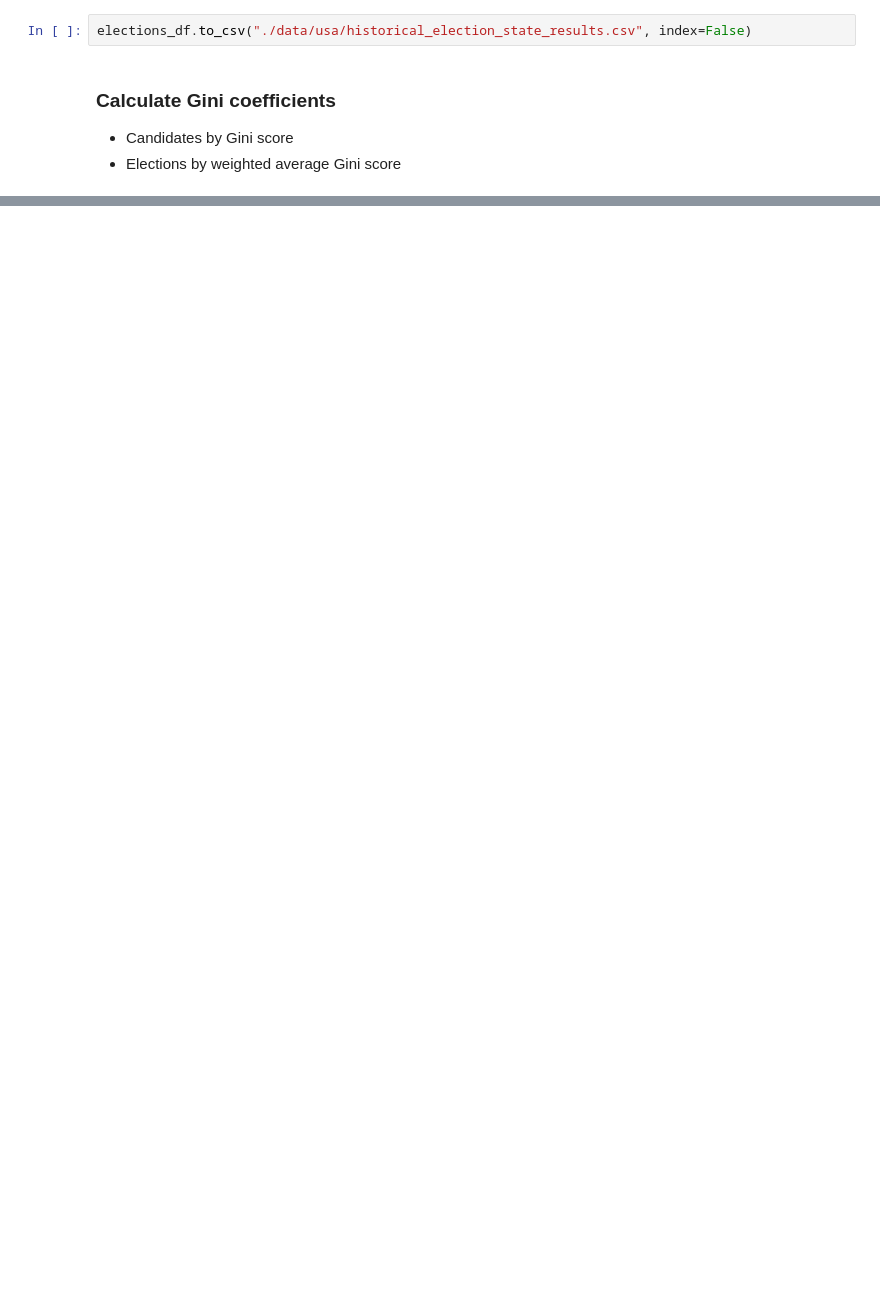
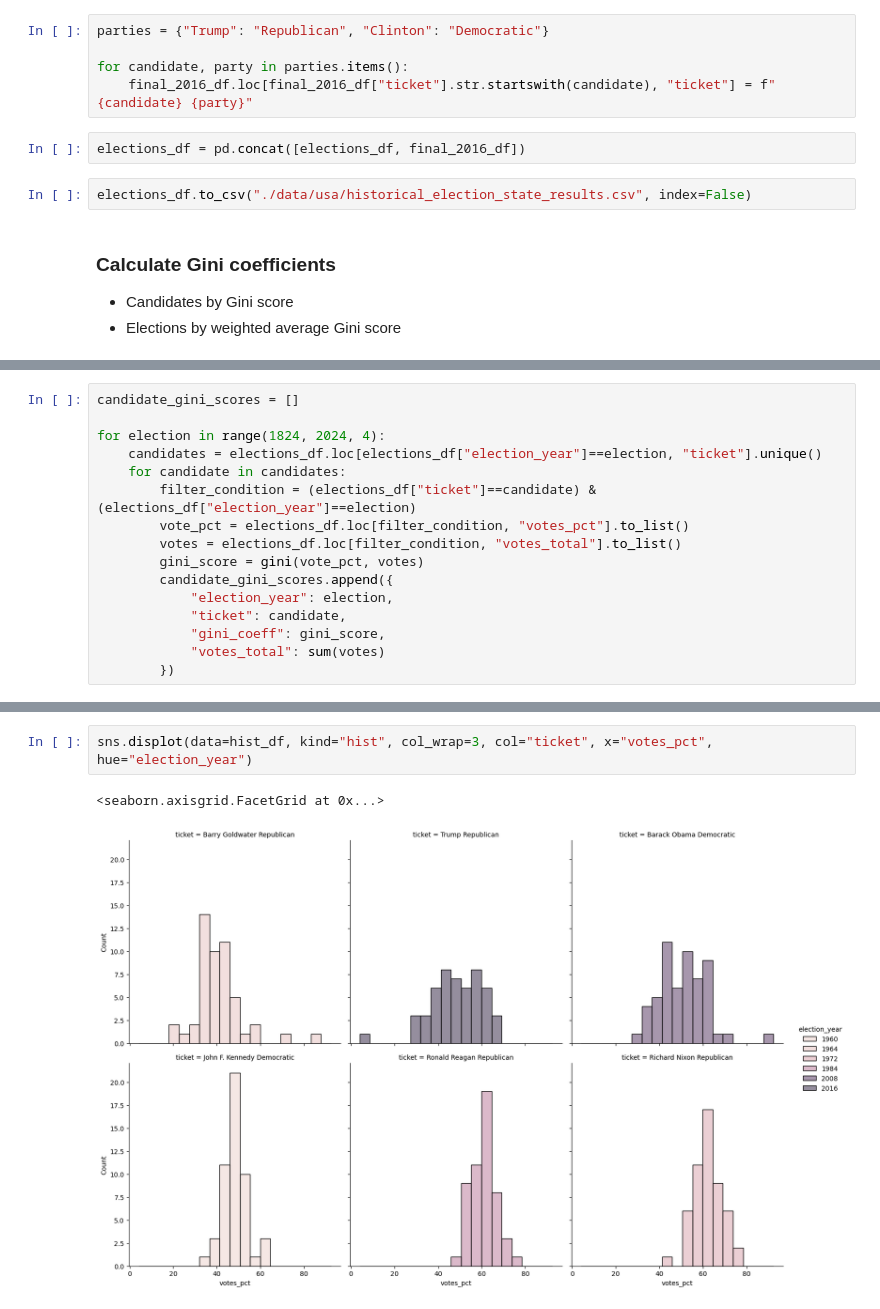
Before and after one commit to m-quick/zeitgeist-blog-projects, a Jupyter notebook: political_fragmentation/countries/usa.ipynb, the cells around one changed output, grey strips where cells are left out. Saved outputs shown, nothing was run; the diff lists cells and outputs as text; blank space fills up the shorter version.

```diff
--- a/political_fragmentation/countries/usa.ipynb
+++ b/political_fragmentation/countries/usa.ipynb
@@ -146,3 +177,10 @@ elections_df.loc[(elections_df["votes_pct"]>=80) & (elections_df["election_year"
+# %%
+parties = {"Trump": "Republican", "Clinton": "Democratic"}
+
+for candidate, party in parties.items():
+    final_2016_df.loc[final_2016_df["ticket"].str.startswith(candidate), "ticket"] = f"{candidate} {party}"
+# %%
+elections_df = pd.concat([elections_df, final_2016_df])
 # %%
 elections_df.to_csv("./data/usa/historical_election_state_results.csv", index=False)
 # %% [markdown]
@@ -152,0 +198,16 @@ elections_df.to_csv("./data/usa/historical_election_state_results.csv", index=Fa
+# %%
+candidate_gini_scores = []
+
+for election in range(1824, 2024, 4):
+    candidates = elections_df.loc[elections_df["election_year"]==election, "ticket"].unique()
+    for candidate in candidates:
+        filter_condition = (elections_df["ticket"]==candidate) & (elections_df["election_year"]==election)
+        vote_pct = elections_df.loc[filter_condition, "votes_pct"].to_list()
+        votes = elections_df.loc[filter_condition, "votes_total"].to_list()
+        gini_score = gini(vote_pct, votes)
+        candidate_gini_scores.append({
+            "election_year": election,
+            "ticket": candidate,
+            "gini_coeff": gini_score,
+            "votes_total": sum(votes)
+        })
@@ -152,0 +262,5 @@ elections_df.to_csv("./data/usa/historical_election_state_results.csv", index=Fa
+# %%
+sns.displot(data=hist_df, kind="hist", col_wrap=3, col="ticket", x="votes_pct", hue="election_year")
+# %% [output]
+<seaborn.axisgrid.FacetGrid at 0x...>
+[figure, added]
```
Also changed, not shown: parts of 30 cells of this notebook.
